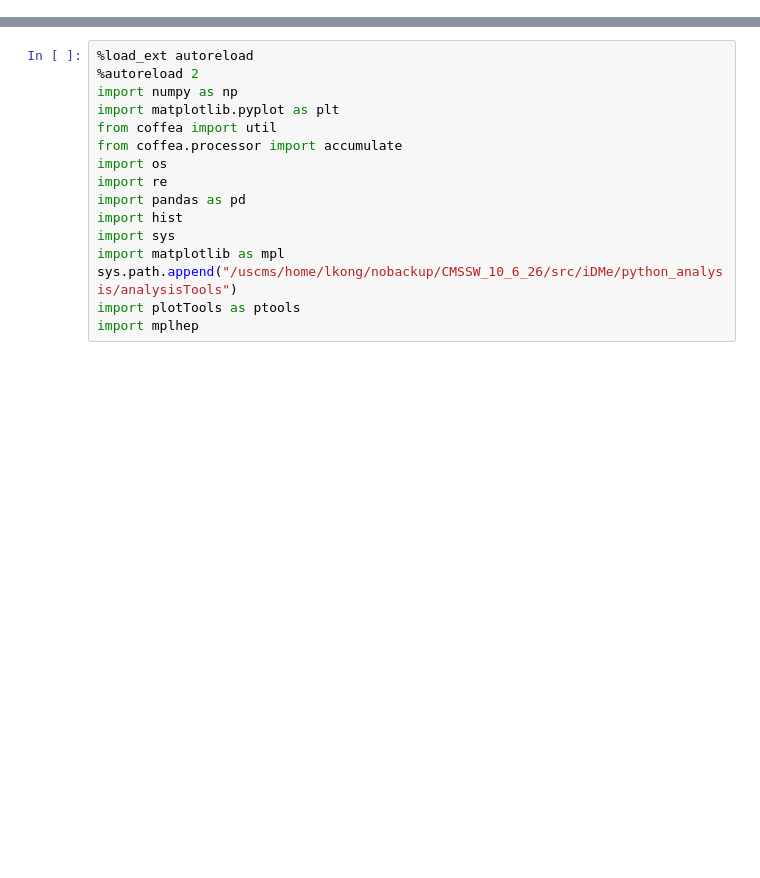
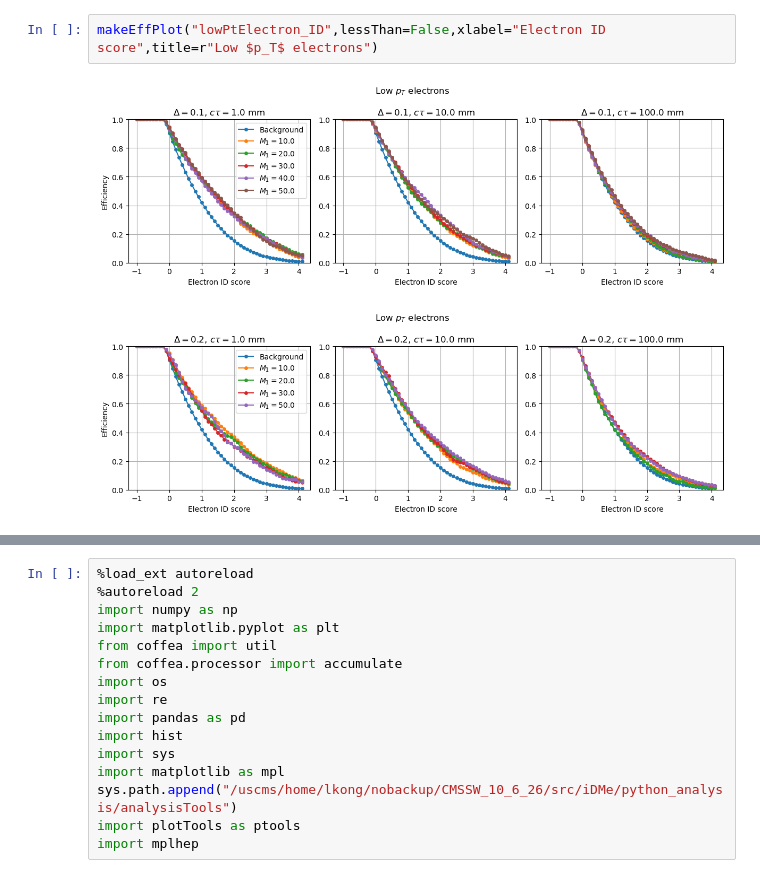
Before and after one commit to liviakong/iDMe, a Jupyter notebook: python_analysis/studies/electronID/histograms.ipynb, the cells around one changed output, grey strips where cells are left out. Saved outputs shown, nothing was run; the diff lists cells and outputs as text; blank space fills up the shorter version.

```diff
--- a/python_analysis/studies/electronID/histograms.ipynb
+++ b/python_analysis/studies/electronID/histograms.ipynb
@@ -0,0 +232,5 @@
+# %%
+makeEffPlot("lowPtElectron_ID",lessThan=False,xlabel="Electron ID score",title=r"Low $p_T$ electrons")
+# %% [output]
+[figure, added]
+[figure, added]
```
Also changed, not shown: parts of 13 cells of this notebook, 2 other files.
